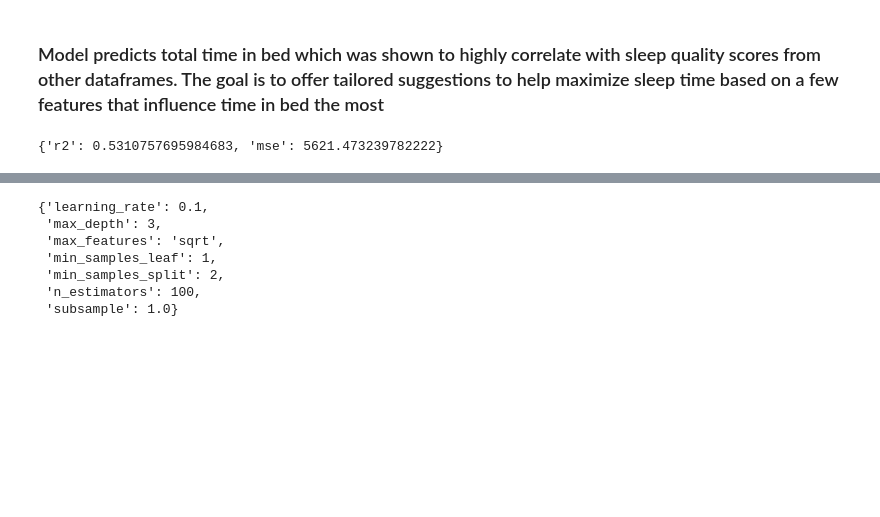
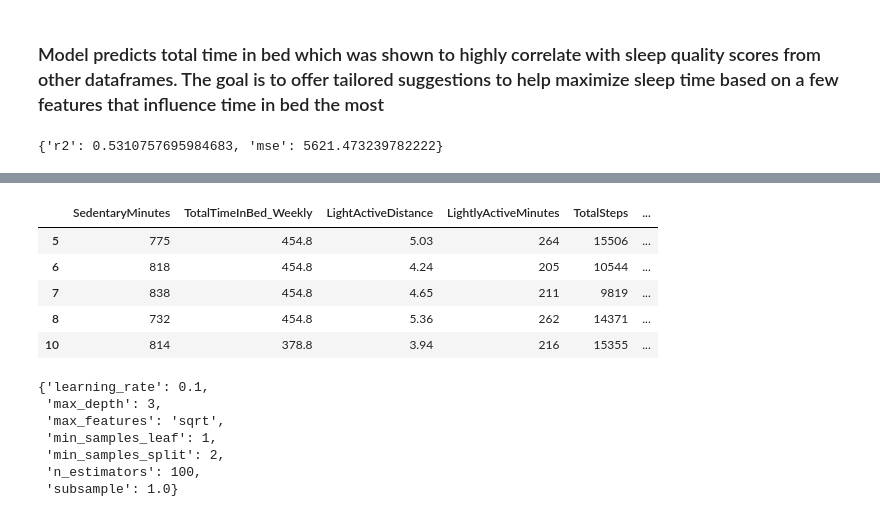
Before and after one commit to mainfranco/AI_Fitness, a Jupyter notebook: Sleep/Sleep Models.ipynb, the cells around one changed output, grey strips where cells are left out. Drawn from its saved outputs; the diff is of its cells as text; code cells hidden in the pictures; blank space fills up the shorter version.

```diff
--- a/Sleep/Sleep Models.ipynb
+++ b/Sleep/Sleep Models.ipynb
@@ -36,3 +62,12 @@ activity_level_model_performance
+# %%
+poor_sleep.head()
+# %% [output]
+|  | SedentaryMinutes | TotalTimeInBed_Weekly | LightActiveDistance | LightlyActiveMinutes | TotalSteps | ... |
+| 5 | 775 | 454.8 | 5.03 | 264 | 15506 | ... |
+| 6 | 818 | 454.8 | 4.24 | 205 | 10544 | ... |
+| 7 | 838 | 454.8 | 4.65 | 211 | 9819 | ... |
+| 8 | 732 | 454.8 | 5.36 | 262 | 14371 | ... |
+| 10 | 814 | 378.8 | 3.94 | 216 | 15355 | ... |
 # %%
 activity_level_best_params
 # %% [output]
```
Also changed, not shown: parts of 70 cells of this notebook.
